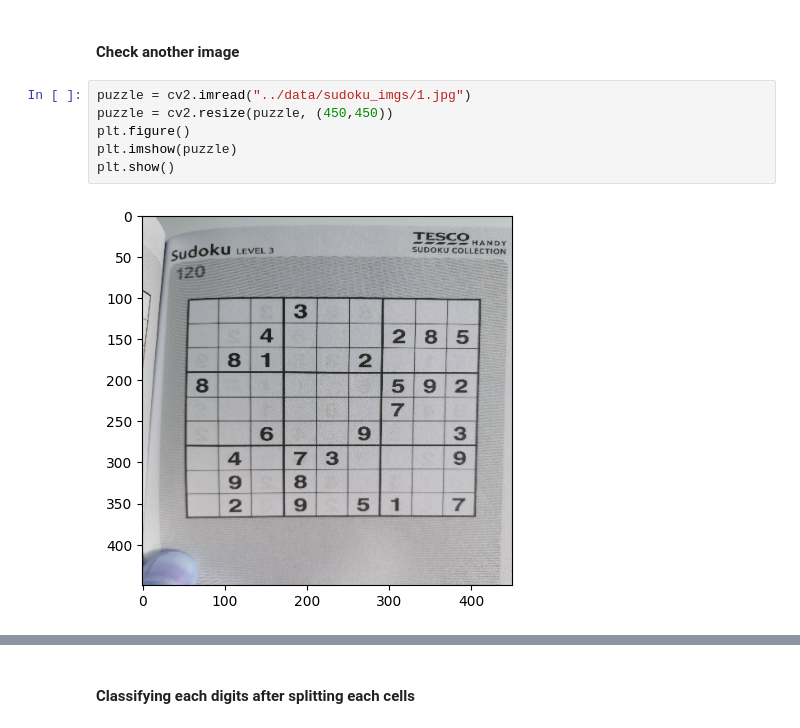
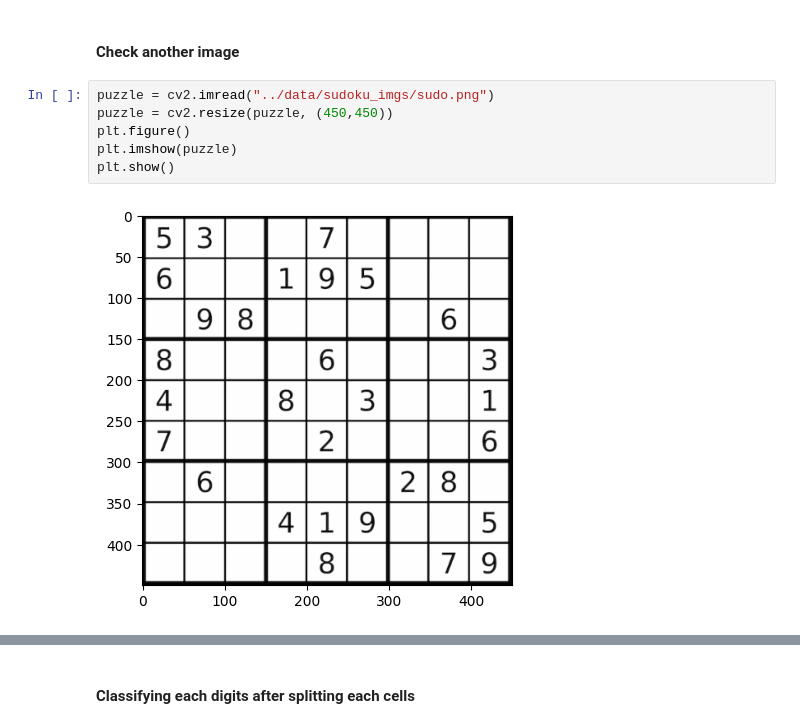
Before and after one commit to Isa1asN/sudoku_solver, a Jupyter notebook: backend/model/train.ipynb, the cells around one changed output, grey strips where cells are left out. Cells and saved outputs as stored; diff of their text form.

```diff
--- a/backend/model/train.ipynb
+++ b/backend/model/train.ipynb
@@ -233,13 +231,13 @@ plt.show()
 # %% [markdown]
 #### Check another image
 # %%
-puzzle = cv2.imread("../data/sudoku_imgs/1.jpg")
+puzzle = cv2.imread("../data/sudoku_imgs/sudo.png")
 puzzle = cv2.resize(puzzle, (450,450))
 plt.figure()
 plt.imshow(puzzle)
 plt.show()
 # %% [output]
-[figure, old version]
+[figure, new version]
 # %%
 su_threshold = preprocess(puzzle)
 plt.figure()
```
Also changed, not shown: parts of 24 cells of this notebook, 2 other files.
